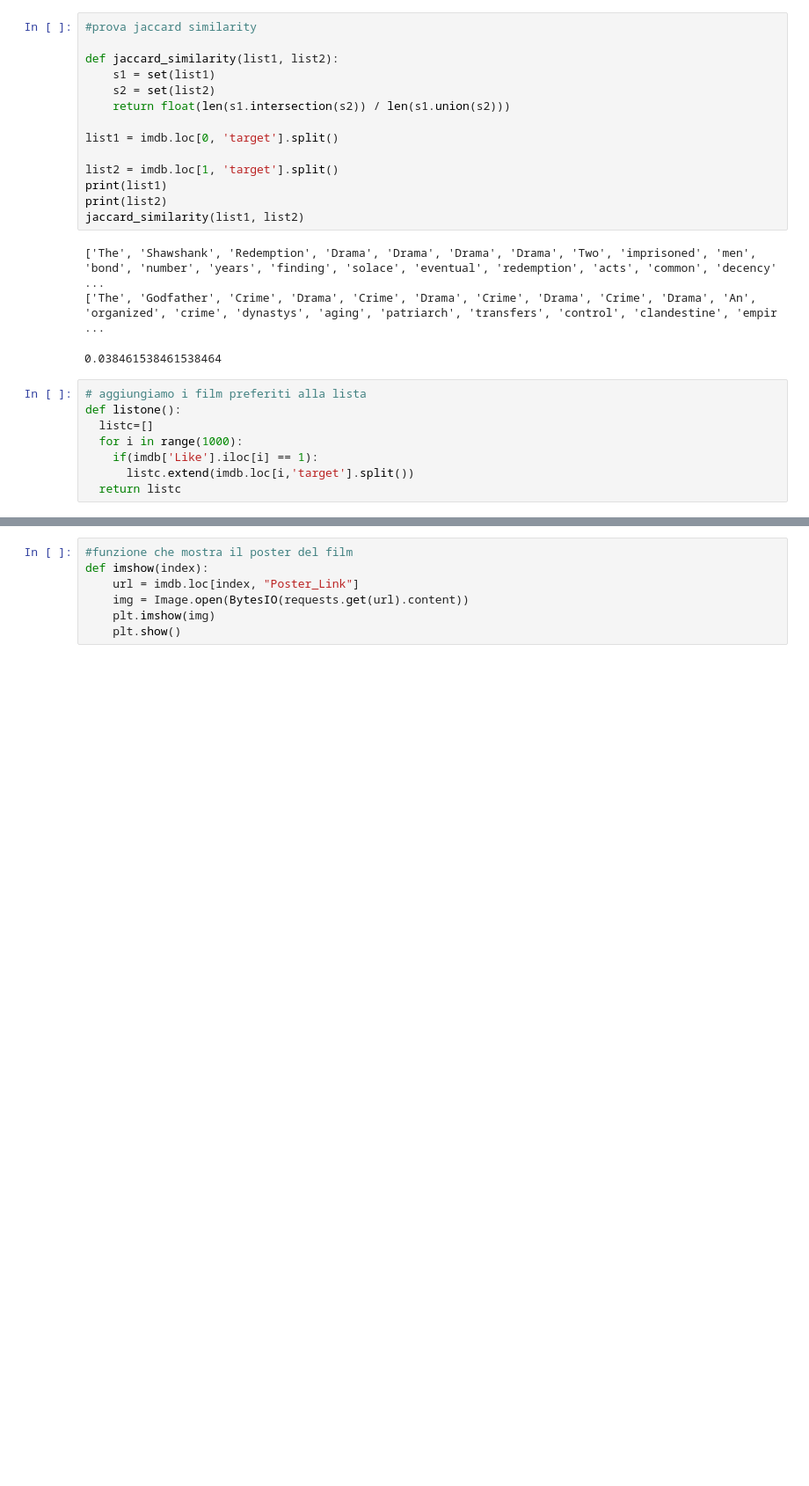
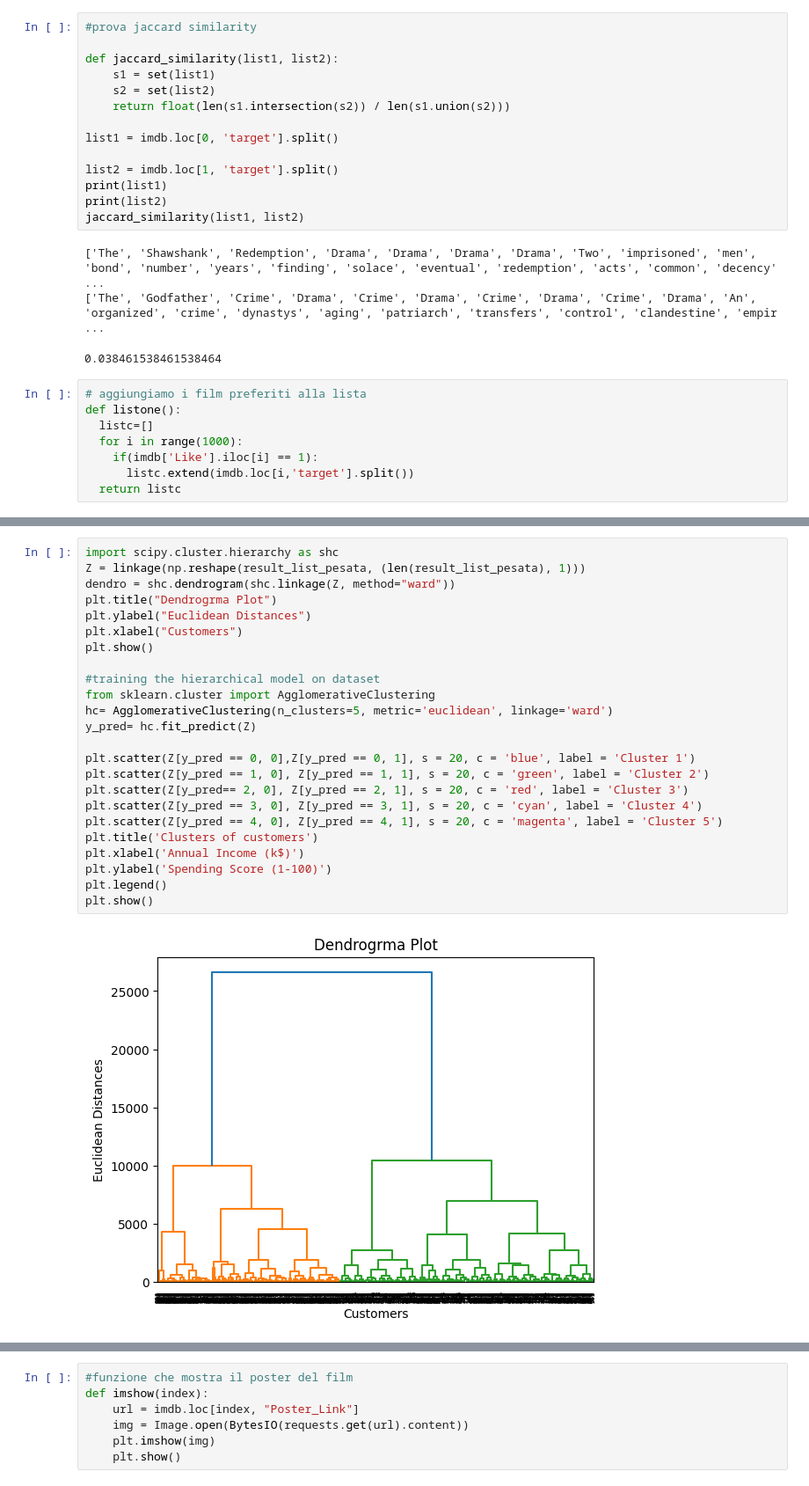
Before and after one commit to DevRic0/Movie-Recommender, a Jupyter notebook: ml_pipeline/Movie_Recommender_Clustering.ipynb, the cells around one changed output, grey strips where cells are left out. Shown at 88% size. Saved outputs shown, nothing was run; the diff lists cells and outputs as text; blank space fills up the shorter version.

```diff
--- a/ml_pipeline/Movie_Recommender_Clustering.ipynb
+++ b/ml_pipeline/Movie_Recommender_Clustering.ipynb
@@ -231,0 +280,26 @@ for i in range(1000):
+# %%
+import scipy.cluster.hierarchy as shc
+Z = linkage(np.reshape(result_list_pesata, (len(result_list_pesata), 1)))
+dendro = shc.dendrogram(shc.linkage(Z, method="ward"))
+plt.title("Dendrogrma Plot")
+plt.ylabel("Euclidean Distances")
+plt.xlabel("Customers")
+plt.show()
+
+#training the hierarchical model on dataset
+from sklearn.cluster import AgglomerativeClustering
+hc= AgglomerativeClustering(n_clusters=5, metric='euclidean', linkage='ward')
+y_pred= hc.fit_predict(Z)
+
+plt.scatter(Z[y_pred == 0, 0],Z[y_pred == 0, 1], s = 20, c = 'blue', label = 'Cluster 1')
+plt.scatter(Z[y_pred == 1, 0], Z[y_pred == 1, 1], s = 20, c = 'green', label = 'Cluster 2')
+plt.scatter(Z[y_pred== 2, 0], Z[y_pred == 2, 1], s = 20, c = 'red', label = 'Cluster 3')
+plt.scatter(Z[y_pred == 3, 0], Z[y_pred == 3, 1], s = 20, c = 'cyan', label = 'Cluster 4')
+plt.scatter(Z[y_pred == 4, 0], Z[y_pred == 4, 1], s = 20, c = 'magenta', label = 'Cluster 5')
+plt.title('Clusters of customers')
+plt.xlabel('Annual Income (k$)')
+plt.ylabel('Spending Score (1-100)')
+plt.legend()
+plt.show()
+# %% [output]
+[figure, added]
```
Also changed, not shown: parts of 10 cells of this notebook.
